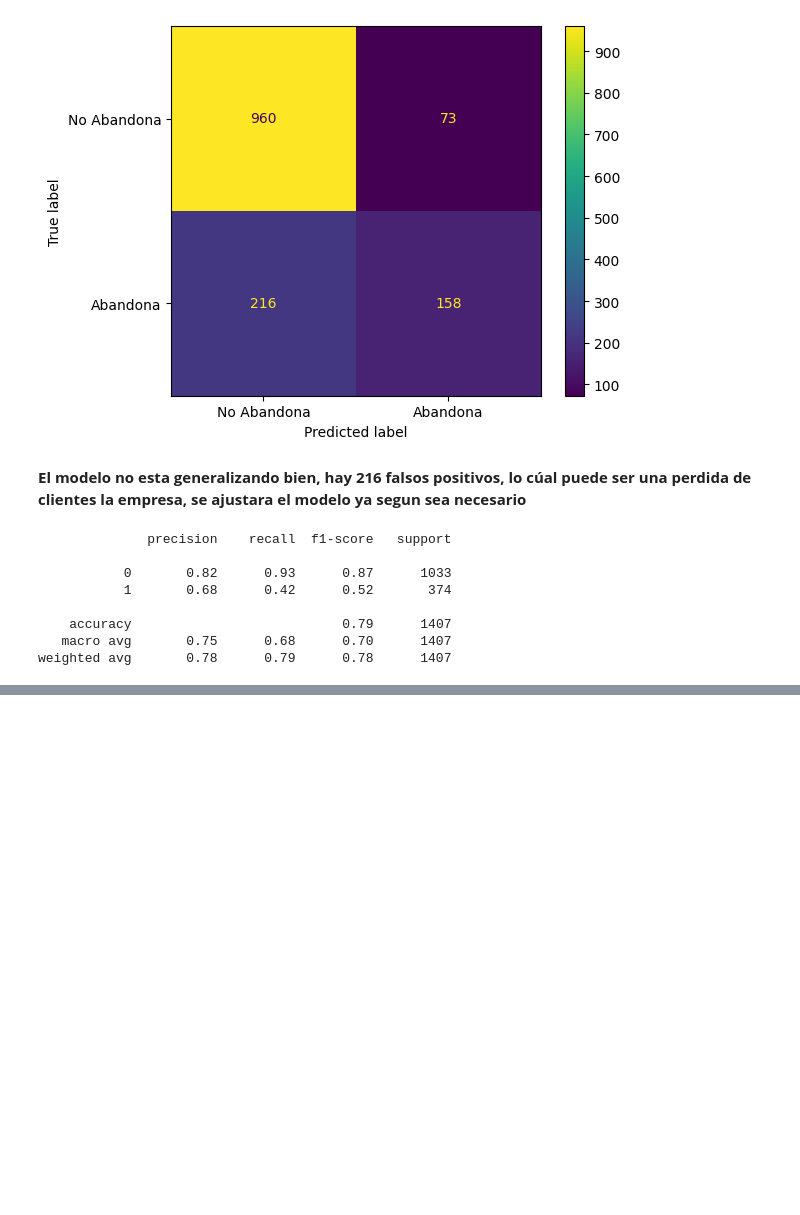
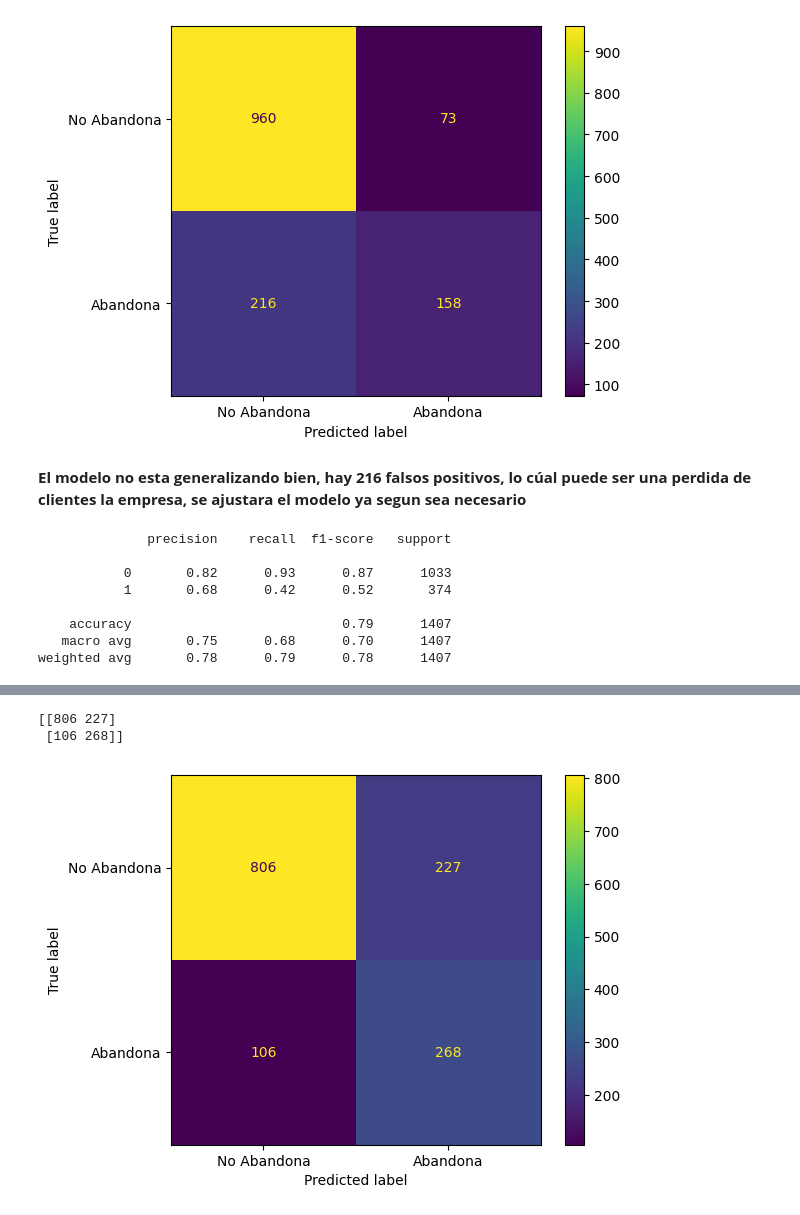
Before and after one commit to Cristiand056/TelecomX_parte2_Latam, a Jupyter notebook: TelecomX_parte2_Latam.ipynb, the cells around one changed output, grey strips where cells are left out. Saved outputs shown, nothing was run; the diff lists cells and outputs as text; code cells hidden in the pictures; blank space fills up the shorter version.

```diff
--- a/TelecomX_parte2_Latam.ipynb
+++ b/TelecomX_parte2_Latam.ipynb
@@ -372,0 +492,12 @@ weighted avg       0.78      0.79      0.78      1407
+# %%
+modelo_rf_p = RandomForestClassifier(random_state=42, n_estimators=200, max_depth=5, class_weight='balanced')
+modelo_rf_p.fit(X_train_p, y_train)
+y_previsto_p = modelo_rf_p.predict(X_test_p)
+
+modelo_rf_p.score(X_test_p, y_test)
+print(classification_report(y_test, y_previsto))
+
+pipeline = imbpipeline([('undersample', RandomUnderSampler()), ('modelo_rf', modelo_rf_p)])
+
+cv_resultado = cross_validate(modelo_rf_p, X, y, cv=skf, scoring='recall')
+cv_resultado
@@ -372,0 +521,3 @@ weighted avg       0.78      0.79      0.78      1407
+# %%
+upper = SMOTE(random_state=42)
+X_train_upper, y_train_upper = upper.fit_resample(X_train, y_train)
@@ -372,0 +526,7 @@ weighted avg       0.78      0.79      0.78      1407
+# %%
+modelo_rf = RandomForestClassifier(random_state=42, max_depth=5)
+modelo_rf.fit(X_train_upper, y_train_upper)
+y_previsto = modelo_rf.predict(X_test)
+
+modelo_rf.score(X_test, y_test)
+print(classification_report(y_test, y_previsto))
@@ -372,0 +542,11 @@ weighted avg       0.78      0.79      0.78      1407
+# %%
+matrix_conf = confusion_matrix(y_test, y_previsto)
+print(matrix_conf)
+# %% [output]
+[[806 227]
+ [106 268]]
+# %%
+visializacion = ConfusionMatrixDisplay(confusion_matrix=matrix_conf, display_labels=['No Abandona', 'Abandona'])
+visializacion.plot();
+# %% [output]
+[figure, added]
```
Also changed, not shown: parts of 38 cells of this notebook.
